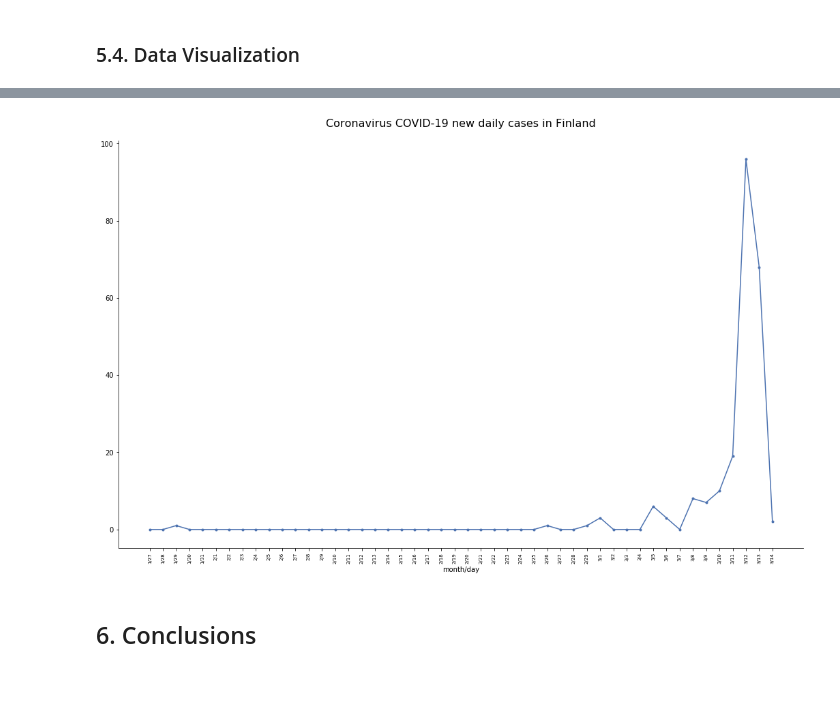
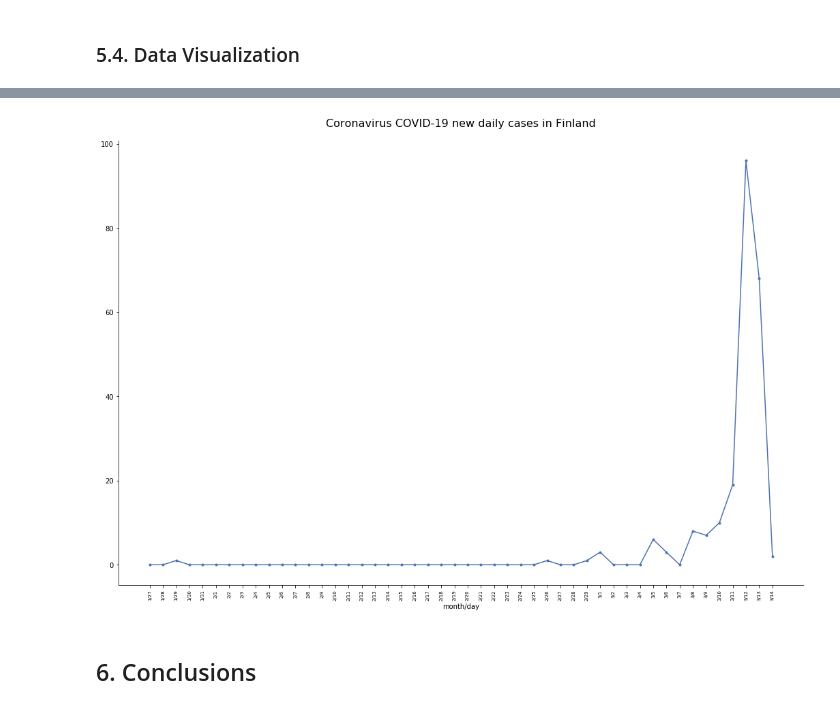
Before and after one commit to BerniHacker/Coronavirus, a Jupyter notebook: Coronavirus_Finland.ipynb, the cells around one changed output, grey strips where cells are left out. Cells and saved outputs as stored; diff of their text form; code cells hidden in the pictures; blank space fills up the shorter version.

```diff
--- a/Coronavirus_Finland.ipynb
+++ b/Coronavirus_Finland.ipynb
@@ -542,17 +542,17 @@ cust_line_plot((finland_confirmed_l, 0, "confirmed cases"),
 # %%
 # Plotting new daily confirmed Coronavirus cases in Finland
 cust_line_plot((finland_conf_incr, 0, ""),
                x=days_short,
-               figsize_w=18, figsize_h=11,
+               figsize_w=18, figsize_h=12,
                title="Coronavirus COVID-19 new daily cases in Finland",
                title_fs=16, title_offset=20,
                rem_borders=True,
                x_label="month/day", xlabel_fs=10,
                xvalues_fs=7,rot=90,
                y_label=None, ylabel_fs=12,
                legend=False)
 # %% [output]
-[figure, old version]
+[figure, new version]
 # %% [markdown]
 ## 6. Conclusions <a name="6."></a>
 # %% [markdown]
```
Also changed, not shown: parts of 2 cells of this notebook, 1 other file.
